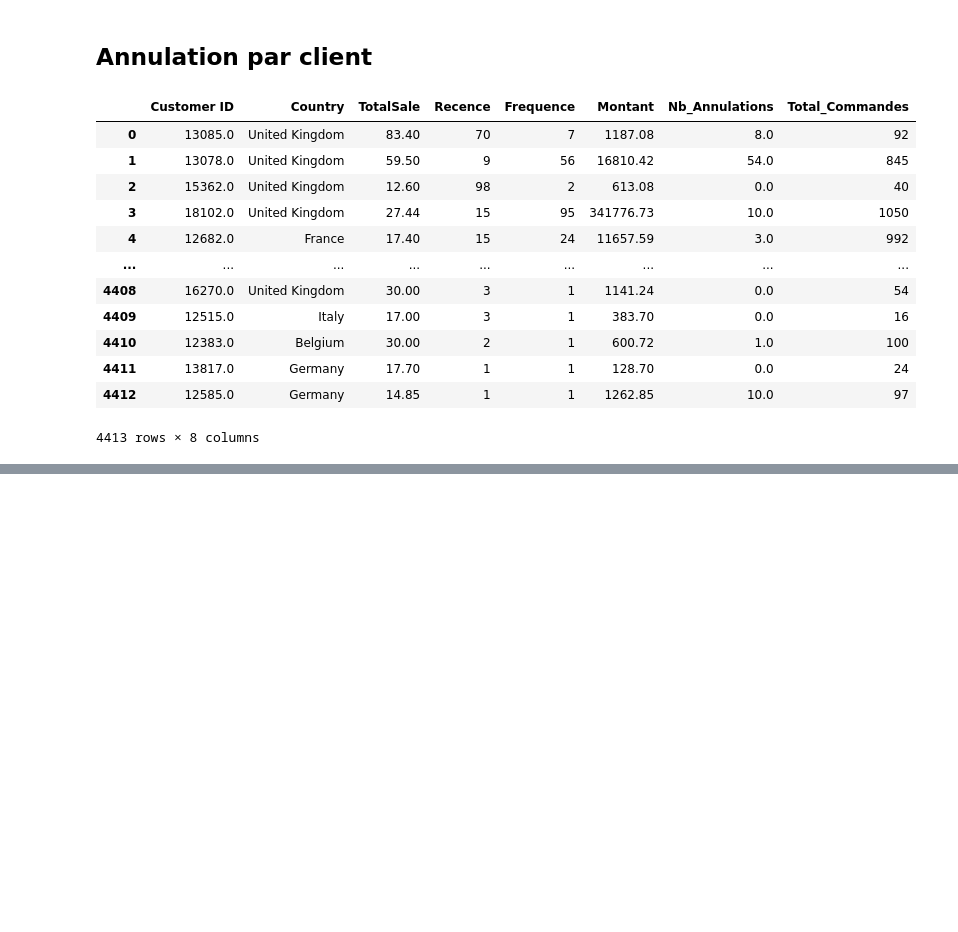
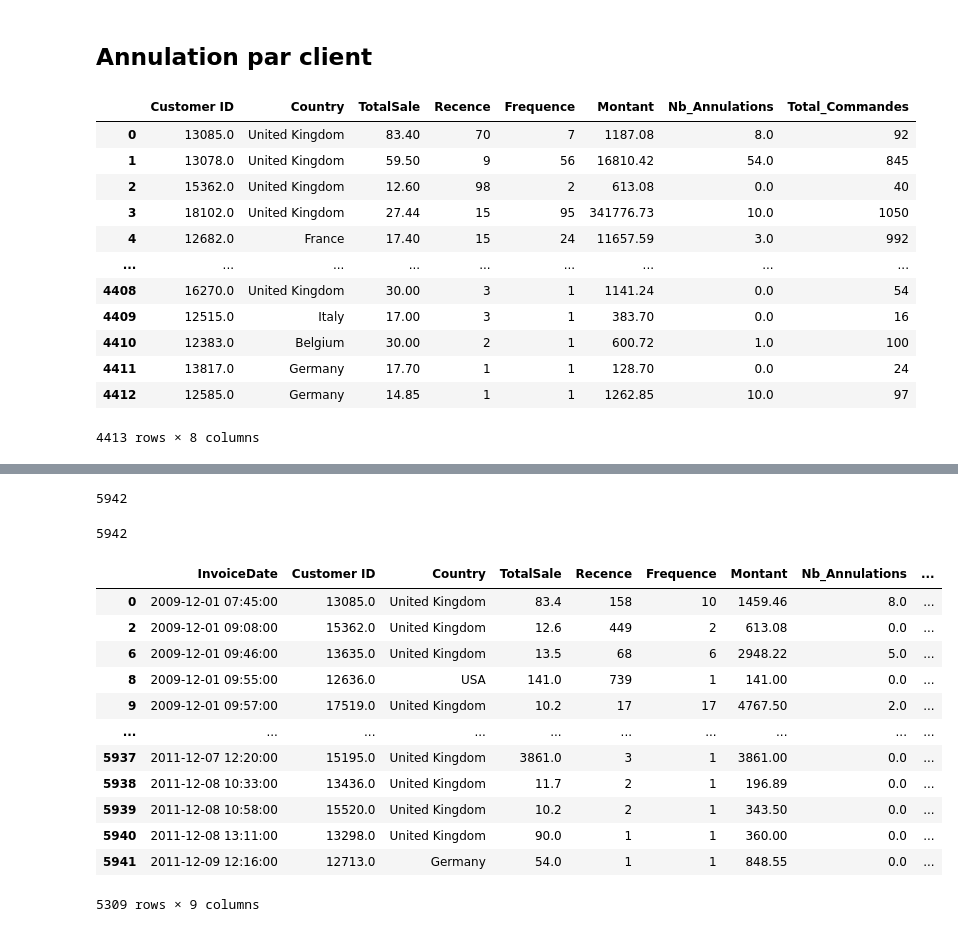
Before and after one commit to neevaiti/segmentation_client_simplon, a Jupyter notebook: rubic.ipynb, the cells around one changed output, grey strips where cells are left out. Cells and saved outputs as stored; diff of their text form; code cells hidden in the pictures; blank space fills up the shorter version.

```diff
--- a/rubic.ipynb
+++ b/rubic.ipynb
@@ -605,0 +581,16 @@ df_filtered.to_csv('seg_rfm.csv', index=False)
+# %%
+date_de_ref = df['InvoiceDate'].max() + pd.DateOffset(days=1)
+
+rfm_test= df.groupby('Customer ID').agg({
+    'InvoiceDate': lambda x: (date_de_ref - x.max()).days,
+    'Invoice': 'nunique',
+    'TotalSale': 'sum'
+}).reset_index()
+
+rfm_test.rename(columns={
+    'InvoiceDate': 'Recence',
+    'Invoice': 'Frequence',
+    'TotalSale': 'Montant'
+}, inplace=True)
+
+rfm_test
@@ -605,0 +611,48 @@ df_filtered.to_csv('seg_rfm.csv', index=False)
+# %%
+rfm_test['Customer ID'].nunique()
+# %% [output]
+5942
+# %%
+rfm_test = df.merge(rfm_test, on='Customer ID')
+rfm_test = rfm_test.drop(['Invoice', 'StockCode', 'Description', 'Quantity', 'Price', 'Year', 'Month'], axis=1)
+rfm_test = rfm_test.drop_duplicates(subset=["Customer ID"])
+
+
+rfm_test['Customer ID'].nunique()
+# %% [output]
+5942
+# %%
+annulation_par_client = df[df['Quantity'] < 0].groupby('Customer ID').size()
+annulation_df = annulation_par_client.reset_index().rename(columns={0: 'Nb_Annulations'})
+
+total_commandes_par_client = df.groupby('Customer ID').size()
+total_commandes_df = total_commandes_par_client.reset_index().rename(columns={0: 'Total_Commandes'})
+
+rfm_test = rfm_test.merge(annulation_df, on='Customer ID', how='left')
+rfm_test = rfm_test.merge(total_commandes_df, on='Customer ID', how='left')
+
+rfm_test['Nb_Annulations'] = rfm_test['Nb_Annulations'].fillna(0)
+# %%
+q1 = rfm_test['Montant'].quantile(0.25)
+q3 = rfm_test['Montant'].quantile(0.75)
+iqr = q3 - q1
+
+valeurs_aberants = q3 + 1.5 * iqr
+
+rfm_test = rfm_test.drop(rfm_test[rfm_test['Montant'] > valeurs_aberants].index)
+# %%
+rfm_test
+# %% [output]
+|  | InvoiceDate | Customer ID | Country | TotalSale | Recence | Frequence | Montant | Nb_Annulations | ... |
+| 0 | 2009-12-01 07:45:00 | 13085.0 | United Kingdom | 83.4 | 158 | 10 | 1459.46 | 8.0 | ... |
+| 2 | 2009-12-01 09:08:00 | 15362.0 | United Kingdom | 12.6 | 449 | 2 | 613.08 | 0.0 | ... |
+| 6 | 2009-12-01 09:46:00 | 13635.0 | United Kingdom | 13.5 | 68 | 6 | 2948.22 | 5.0 | ... |
+| 8 | 2009-12-01 09:55:00 | 12636.0 | USA | 141.0 | 739 | 1 | 141.00 | 0.0 | ... |
+| 9 | 2009-12-01 09:57:00 | 17519.0 | United Kingdom | 10.2 | 17 | 17 | 4767.50 | 2.0 | ... |
+| ... | ... | ... | ... | ... | ... | ... | ... | ... | ... |
+| 5937 | 2011-12-07 12:20:00 | 15195.0 | United Kingdom | 3861.0 | 3 | 1 | 3861.00 | 0.0 | ... |
+| 5938 | 2011-12-08 10:33:00 | 13436.0 | United Kingdom | 11.7 | 2 | 1 | 196.89 | 0.0 | ... |
+| 5939 | 2011-12-08 10:58:00 | 15520.0 | United Kingdom | 10.2 | 2 | 1 | 343.50 | 0.0 | ... |
+| 5940 | 2011-12-08 13:11:00 | 13298.0 | United Kingdom | 90.0 | 1 | 1 | 360.00 | 0.0 | ... |
+| 5941 | 2011-12-09 12:16:00 | 12713.0 | Germany | 54.0 | 1 | 1 | 848.55 | 0.0 | ... |
+5309 rows × 9 columns
```
Also changed, not shown: parts of 7 cells of this notebook, 4 other files.
